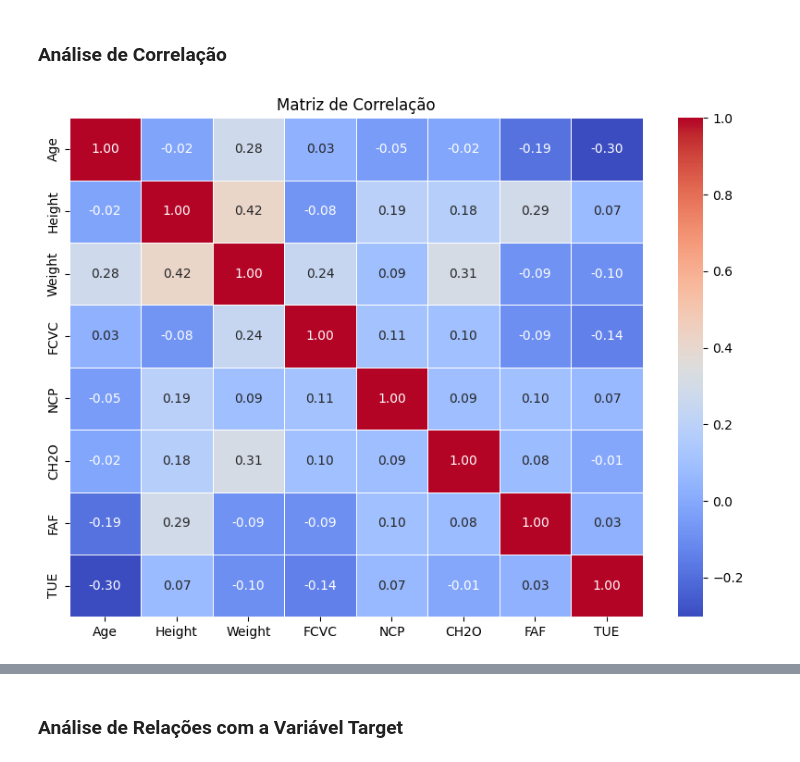
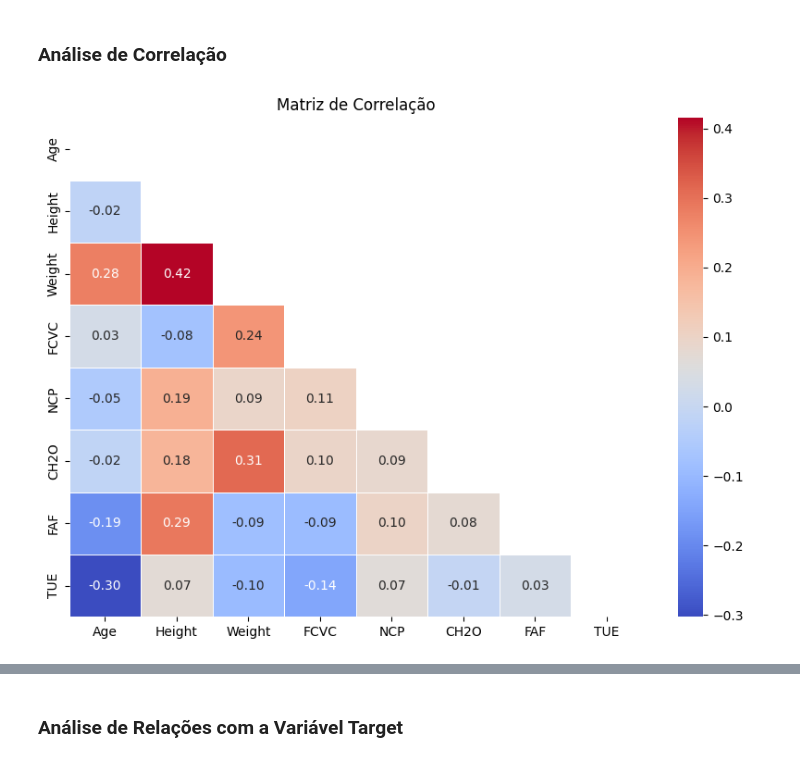
Before and after one commit to BarbaraCerqueira/Prediction-Obesity-Risk, a Jupyter notebook: prediction_obesity_risk.ipynb, the cells around one changed output, grey strips where cells are left out. Cells and saved outputs as stored; diff of their text form; code cells hidden in the pictures.

```diff
--- a/prediction_obesity_risk.ipynb
+++ b/prediction_obesity_risk.ipynb
@@ -112,11 +114,12 @@ categorical_data = df.select_dtypes(include=['object'])
 # %%
 # Matriz de correlação
 matriz_corr = numerical_data.corr()
 
 # Plotar heatmap
 plt.figure(figsize=(10, 7))
-sns.heatmap(matriz_corr, annot=True, cmap='coolwarm', fmt=".2f", linewidths=0.5)
+mask = np.triu(np.ones_like(matriz_corr, dtype=bool))
+sns.heatmap(matriz_corr, mask=mask, annot=True, cmap='coolwarm', fmt=".2f", linewidths=0.5)
 plt.title('Matriz de Correlação')
 plt.show()
 # %% [output]
-[figure, old version]
+[figure, new version]
```
Also changed, not shown: parts of 10 cells of this notebook.
